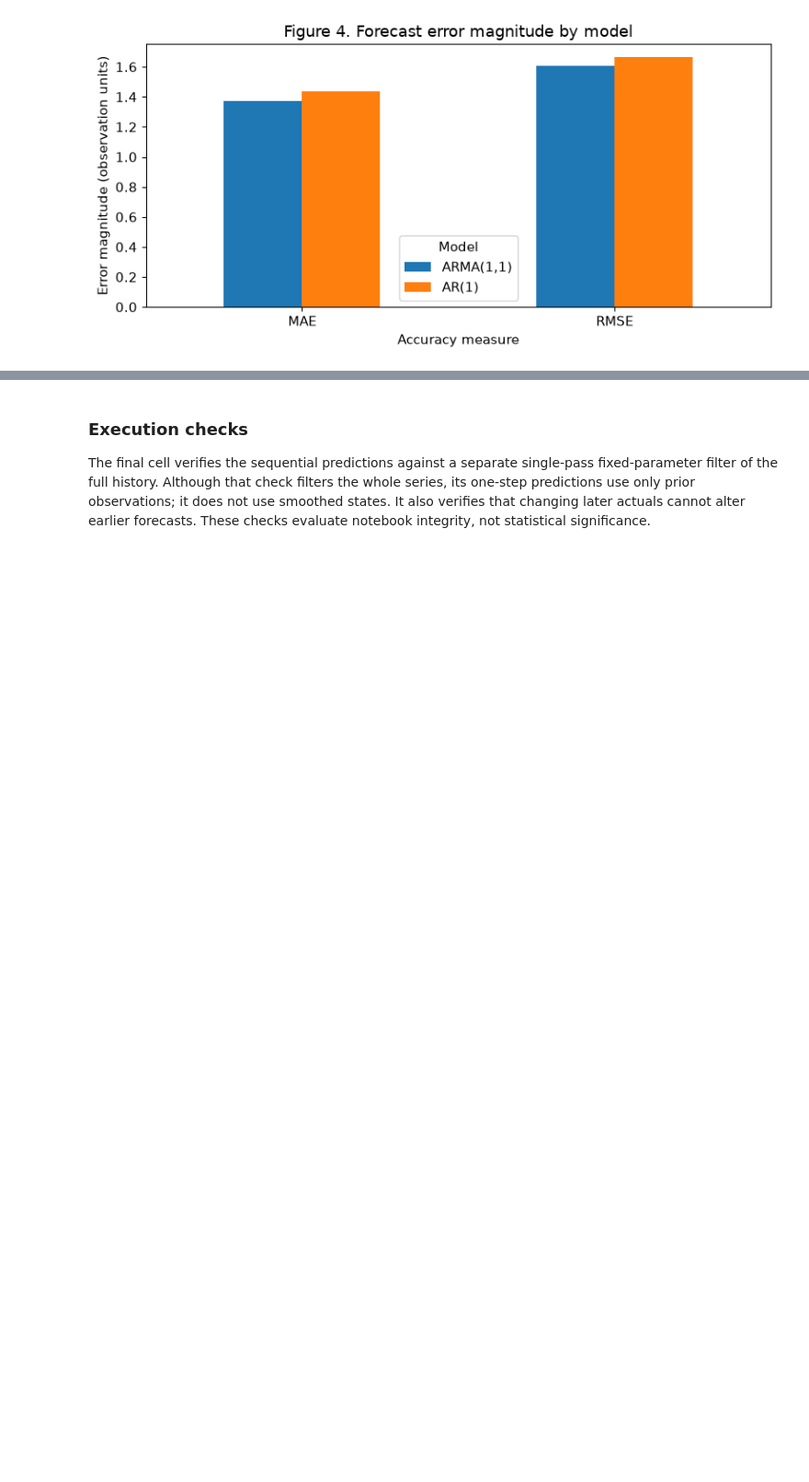
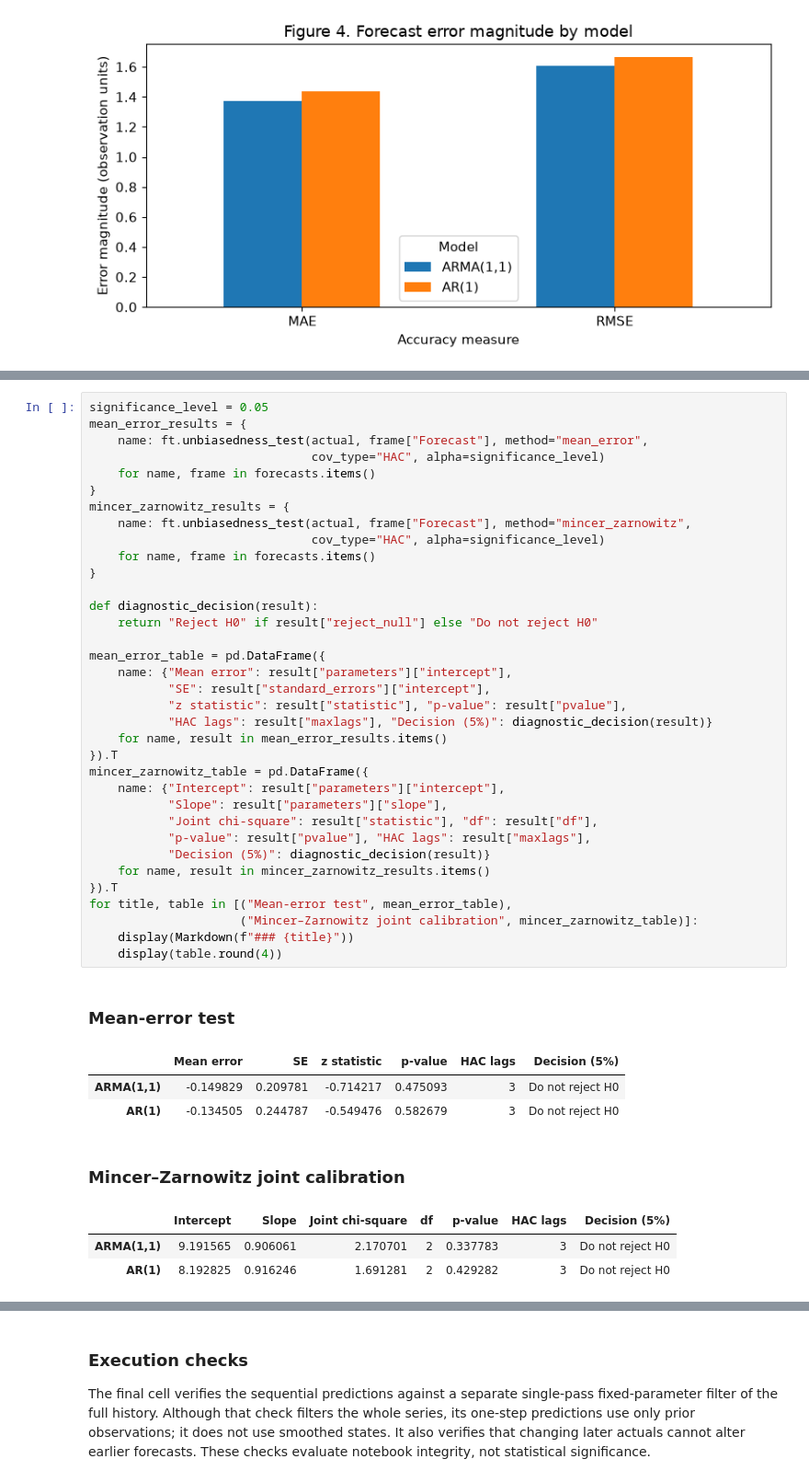
Before and after one commit to maarranz/Forecasting-Tools, a Jupyter notebook: Notebooks/Forecasting_Tools_Demo.ipynb, the cells around one changed output, grey strips where cells are left out. Shown at 92% size. Drawn from its saved outputs; the diff is of its cells as text; blank space fills up the shorter version.

```diff
--- a/Notebooks/Forecasting_Tools_Demo.ipynb
+++ b/Notebooks/Forecasting_Tools_Demo.ipynb
@@ -389,0 +402,44 @@ plt.show()
+# %%
+significance_level = 0.05
+mean_error_results = {
+    name: ft.unbiasedness_test(actual, frame["Forecast"], method="mean_error",
+                               cov_type="HAC", alpha=significance_level)
+    for name, frame in forecasts.items()
+}
+mincer_zarnowitz_results = {
+    name: ft.unbiasedness_test(actual, frame["Forecast"], method="mincer_zarnowitz",
+                               cov_type="HAC", alpha=significance_level)
+    for name, frame in forecasts.items()
+}
+
+def diagnostic_decision(result):
+    return "Reject H0" if result["reject_null"] else "Do not reject H0"
+
+mean_error_table = pd.DataFrame({
+    name: {"Mean error": result["parameters"]["intercept"],
+           "SE": result["standard_errors"]["intercept"],
+           "z statistic": result["statistic"], "p-value": result["pvalue"],
+           "HAC lags": result["maxlags"], "Decision (5%)": diagnostic_decision(result)}
+    for name, result in mean_error_results.items()
+}).T
+mincer_zarnowitz_table = pd.DataFrame({
+    name: {"Intercept": result["parameters"]["intercept"],
+           "Slope": result["parameters"]["slope"],
+           "Joint chi-square": result["statistic"], "df": result["df"],
+           "p-value": result["pvalue"], "HAC lags": result["maxlags"],
+           "Decision (5%)": diagnostic_decision(result)}
+    for name, result in mincer_zarnowitz_results.items()
+}).T
+for title, table in [("Mean-error test", mean_error_table),
+                     ("Mincer–Zarnowitz joint calibration", mincer_zarnowitz_table)]:
+    display(Markdown(f"### {title}"))
+    display(table.round(4))
+# %% [output]
+### Mean-error test
+|  | Mean error | SE | z statistic | p-value | HAC lags | Decision (5%) |
+| ARMA(1,1) | -0.149829 | 0.209781 | -0.714217 | 0.475093 | 3 | Do not reject H0 |
+| AR(1) | -0.134505 | 0.244787 | -0.549476 | 0.582679 | 3 | Do not reject H0 |
+### Mincer–Zarnowitz joint calibration
+|  | Intercept | Slope | Joint chi-square | df | p-value | HAC lags | Decision (5%) |
+| ARMA(1,1) | 9.191565 | 0.906061 | 2.170701 | 2 | 0.337783 | 3 | Do not reject H0 |
+| AR(1) | 8.192825 | 0.916246 | 1.691281 | 2 | 0.429282 | 3 | Do not reject H0 |
```
Also changed, not shown: parts of 12 cells of this notebook.
